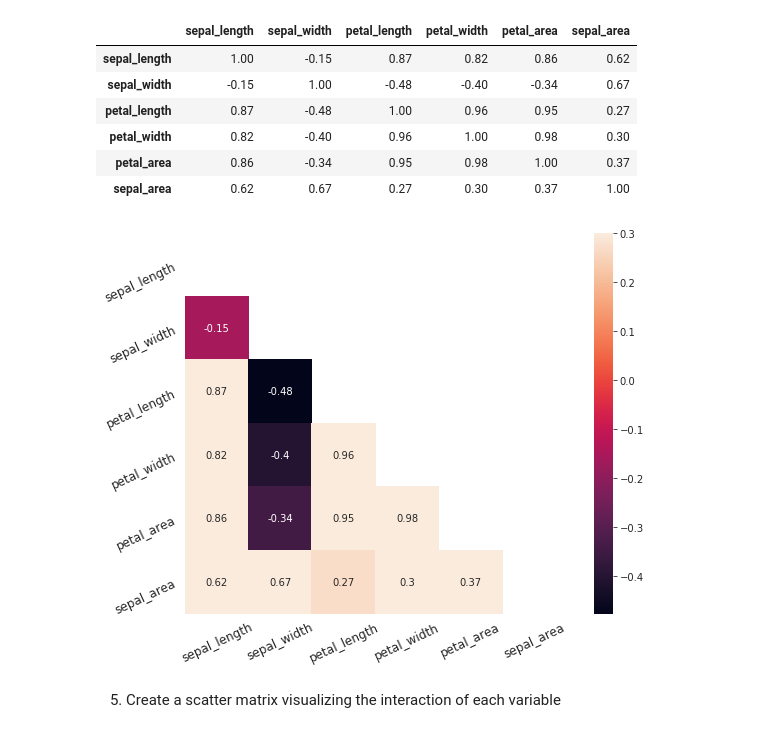
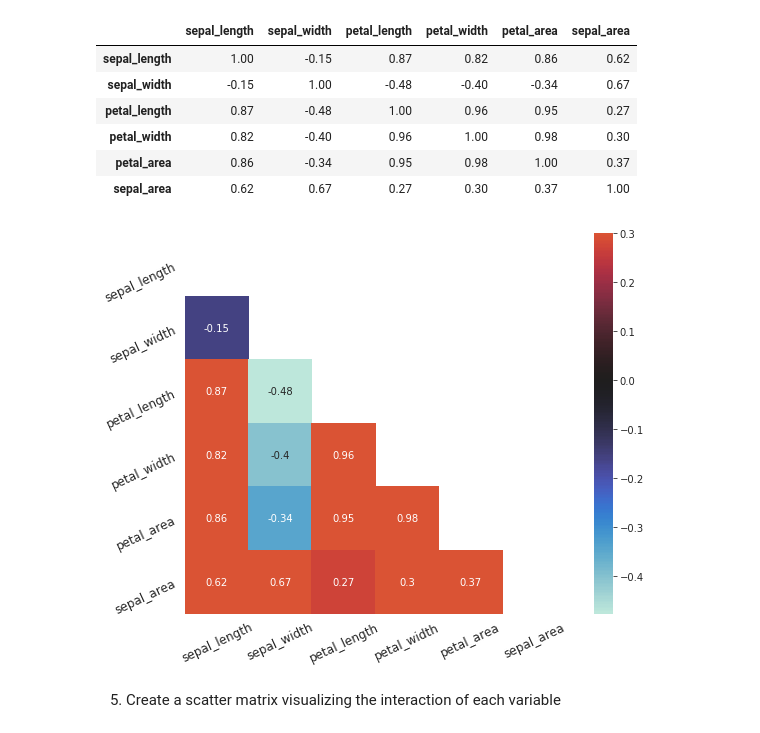
Before and after one commit to ThompsonBethany01/classification-exercises, a Jupyter notebook: classification_exercises.ipynb, the cells around one changed output. Cells and saved outputs as stored; diff of their text form; code cells hidden in the pictures.

```diff
--- a/classification_exercises.ipynb
+++ b/classification_exercises.ipynb
@@ -674,13 +674,13 @@ round(corr,2)
 # %%
 mask = np.zeros_like(corr)
 mask[np.triu_indices_from(mask)] = True
 with sns.axes_style("whitegrid"):
     f, ax = plt.subplots(figsize=(10, 7))
-    ax = sns.heatmap(corr, mask=mask, vmax=.3, square=True, annot=True)
+    ax = sns.heatmap(corr, mask=mask, vmax=.3, square=True, annot=True, center=0)
     ax.set_yticklabels(ax.get_yticklabels(), rotation = 25, fontsize = 12)
     ax.set_xticklabels(ax.get_xticklabels(), rotation = 25, fontsize = 12)
 # %% [output]
-[figure, old version]
+[figure, new version]
 # %% [markdown]
 5. Create a scatter matrix visualizing the interaction of each variable
 # %%
```
Also changed, not shown: parts of 4 cells of this notebook.
